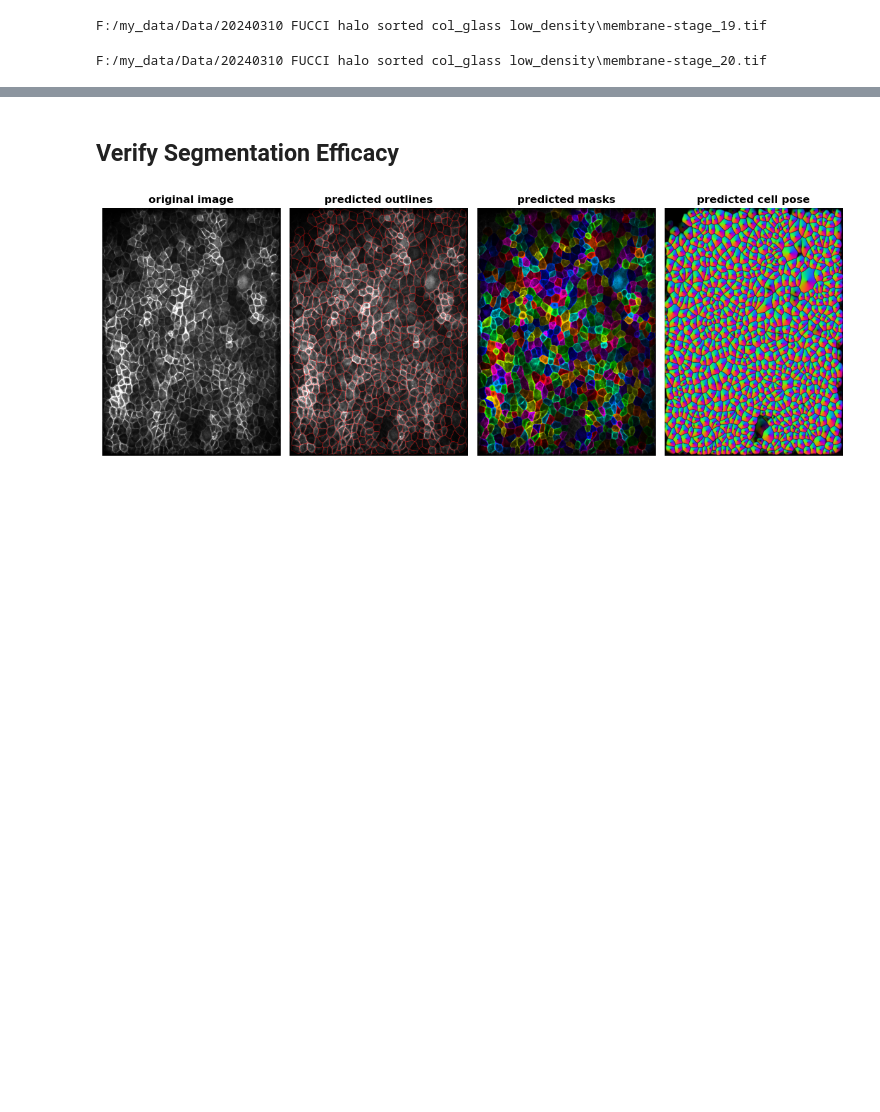
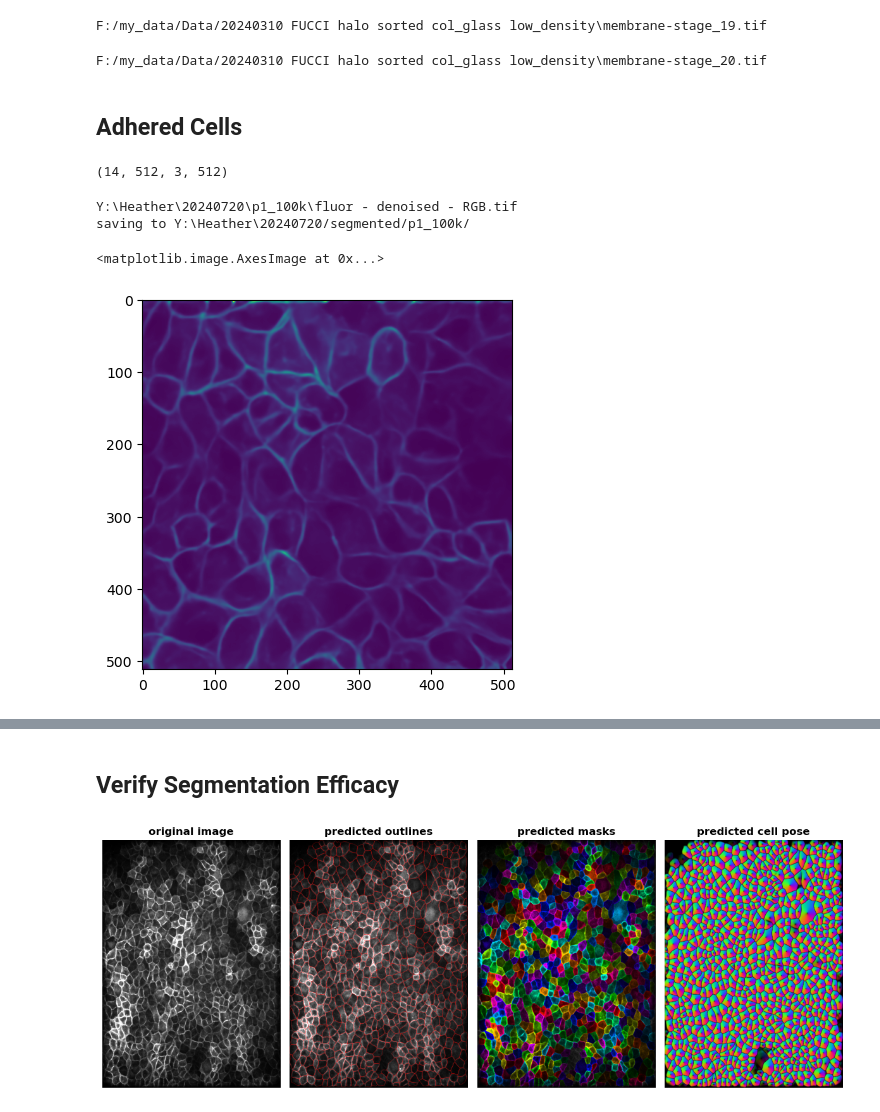
Before and after one commit to andyletzhang/segmentation_tools, a Jupyter notebook: CellSegmentation.ipynb, the cells around one changed output, grey strips where cells are left out. Cells and saved outputs as stored; diff of their text form; code cells hidden in the pictures; blank space fills up the shorter version.

Commit message:
Aug24 NORI, HeightMap, volume plots

```diff
--- a/CellSegmentation.ipynb
+++ b/CellSegmentation.ipynb
@@ -44,7 +49,7 @@ stacks_location=f'F:/my_data/Data/{dataset}/'
 files=[[natsorted(glob(stacks_location+file_format))[-1]] for file_format in [stack_format, PIP_format, geminin_format]]
 print([len(f) for f in files])
 # %%
-root_dir=r'Z:\Andy\raw_data\20240622 FUCCI halo\ME\subtracted/'
-files=natsorted(glob(root_dir+'membrane*.tif'))
+root_dir=r'Y:\my_data\W1\20240715 FUCCI halo ME 6days adhered_suspended\adhered/'
+files=natsorted(glob(root_dir+'*RGB.tif'))
 files
 # %% [output]
@@ -81,7 +73,10 @@ files
 # %%
-output_folder=Path(r'Y:\Segmentation\20240622 FUCCI halo\ME/segmented/')
+output_folder=Path(r'Y:\my_data\W1\20240715 FUCCI halo ME 6days adhered_suspended\segmented/adhered/')
+output_folder.mkdir(exist_ok=True, parents=True)
+
 for file in tqdm(files):
+    print(file)
     img=io.imread(file)
-    export=segment_img(img, cp_model, size_model, mend=True)
+    export=segment_img(img, cp_model, size_model, color_channels=[3,0], mend=True, tiled_edge=True, membrane_channel=2)
     np.save(f'{output_folder}/{Path(file).stem}_seg.npy', export)
 # %% [output]
@@ -156,3 +154,25 @@ F:/my_data/Data/20240310 FUCCI halo sorted col_glass low_density\membrane-stage_
 F:/my_data/Data/20240310 FUCCI halo sorted col_glass low_density\membrane-stage_18.tif
 F:/my_data/Data/20240310 FUCCI halo sorted col_glass low_density\membrane-stage_19.tif
 F:/my_data/Data/20240310 FUCCI halo sorted col_glass low_density\membrane-stage_20.tif
+# %% [markdown]
+## Adhered Cells
+# %%
+def get_stitched_boundary(membrane, radius=2):
+    from scipy.signal import convolve2d
+
+    boundary=convolve2d(membrane==0, np.ones((2*radius+1,2*radius+1)), mode='same')!=0
+    boundary[0]=boundary[-1]=boundary[:,0]=boundary[:,-1]=True
+
+    return boundary
+
+def remove_edge_masks(membrane, masks, radius=2):
+    boundary=get_stitched_boundary(membrane, radius)
+    # remove all masks that touch the edge
+    edge_masks=np.unique(masks[boundary])[1:]
+
+    new_masks=masks.copy()
+    new_masks[np.isin(new_masks, edge_masks)]=0
+    new_masks=np.unique(new_masks, return_inverse=True)[1].reshape(masks.shape) # renumber masks to consecutive integers with edge masks removed
+    return new_masks
+# %% [output]
+(14, 512, 3, 512)
@@ -158,0 +203,30 @@ F:/my_data/Data/20240310 FUCCI halo sorted col_glass low_density\membrane-stage_
+# %%
+# Heather NORI
+root_dir=r'Y:\Heather\20240720'
+
+cp_model=models.CellposeModel(gpu=True, model_type='cyto3')
+size_model=models.SizeModel(cp_model, pretrained_size='C:\\Users\\Andy\\.cellpose\\models\\size_cyto3.npy')
+
+for img_path in ['Y:\\Heather\\20240720\\p1_100k\\fluor - denoised - RGB.tif']:#natsorted(glob(root_dir+"/p1_*/*denoised - RGB.tif*")):
+    print(img_path)
+    condition=Path(img_path).parent.stem
+    output_path=f'{root_dir}/segmented/{condition}/'
+    print('saving to', output_path)
+    imgs=io.imread(img_path)
+    Path(output_path).mkdir(exist_ok=True, parents=True)
+
+    for i, img in enumerate(tqdm(imgs)):
+        #img=np.stack([np.zeros_like(img[...,0]), img[...,0], img[...,1]], axis=-1) # add a blank red channel for p1_50k
+        export=segment_img(img[...,2], cp_model, size_model, mend=False)
+        #export['masks']=remove_edge_masks(export['img'], export['masks'])
+        export['img']=img
+
+        np.save(output_path+f'/{condition}-{i}_seg.npy', export)
+# %% [output]
+Y:\Heather\20240720\p1_100k\fluor - denoised - RGB.tif
+saving to Y:\Heather\20240720/segmented/p1_100k/
+# %%
+plt.imshow(imgs[12][...,2])
+# %% [output]
+<matplotlib.image.AxesImage at 0x...>
+[figure, added]
```
Also changed, not shown: parts of 17 cells of this notebook, 26 other files.
